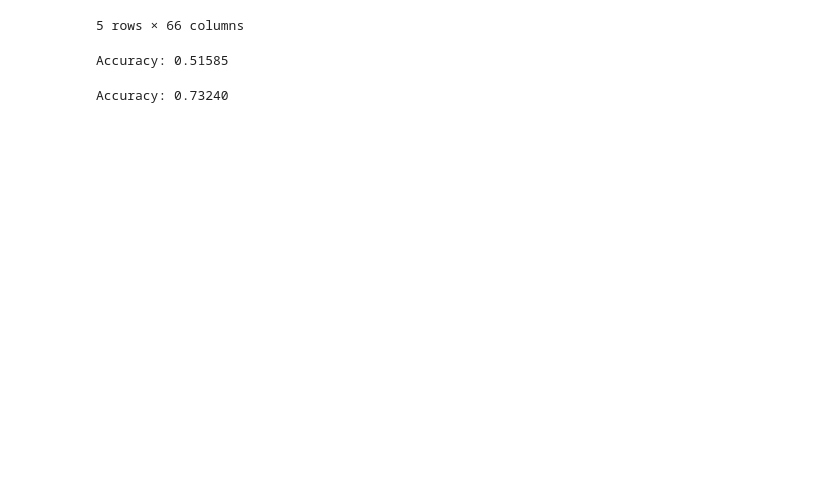
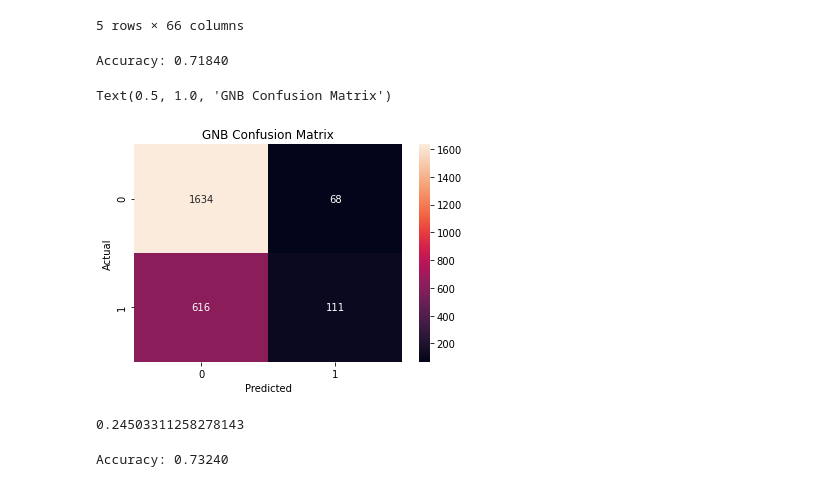
Before and after one commit to sid-jaiswal/CIS-Senior-Thesis, a Jupyter notebook: Compiled Data.ipynb, the cells around one changed output. Cells and saved outputs as stored; diff of their text form; code cells hidden in the pictures; blank space fills up the shorter version.

```diff
--- a/Compiled Data.ipynb
+++ b/Compiled Data.ipynb
@@ -309,19 +309,44 @@ X_test = scaler.transform(X_test)
 
 sm_X = pd.DataFrame(data=sm_X,columns=cols)
 X_test = pd.DataFrame(data=X_test,columns=cols)
-# %%
-from sklearn.naive_bayes import GaussianNB
-from sklearn import metrics
-
-gnb = GaussianNB()
-gnb.fit(sm_X,sm_y.values.ravel())
-y_pred_gnb = gnb.predict(X_test)
-print('Accuracy: {:.5f}'.format(metrics.accuracy_score(y_test, y_pred_gnb)))
-
-data_ps_gnb = X_test.assign(propensity_score=gnb.predict_proba(X_test)[:, 1])
-scores_gnb = data_ps_gnb['propensity_score'].to_list()
-# %% [output]
-Accuracy: 0.51585
+# %%
+from sklearn.naive_bayes import GaussianNB
+from sklearn.feature_selection import RFE
+from sklearn.linear_model import LogisticRegression
+from sklearn import metrics
+
+logreg = LogisticRegression(solver = 'lbfgs', max_iter=400)
+
+rfe = RFE(logreg, n_features_to_select=20)
+rfe = rfe.fit(sm_X, sm_y.values.ravel())
+relevant_ind = [ind for ind,x in enumerate(rfe.ranking_) if x == 1]
+significant = [x for ind,x in enumerate(sm_X.columns.to_list()) if ind in relevant_ind]
+gnb_X = X[significant]
+gnb_y = y['2020 GENERAL ELECTION']
+
+gnbX_train, gnbX_test, gnby_train, gnby_test = train_test_split(gnb_X, gnb_y, test_size=0.3, random_state=42)
+
+gnb = GaussianNB()
+gnb.fit(gnbX_train,gnby_train.values.ravel())
+y_pred_gnb = gnb.predict(gnbX_test)
+gnb_accuracy = metrics.accuracy_score(gnby_test, y_pred_gnb)
+print('Accuracy: {:.5f}'.format(gnb_accuracy))
+# %% [output]
+Accuracy: 0.71840
+# %%
+import matplotlib.pyplot as plt
+sns.heatmap(metrics.confusion_matrix(gnby_test, y_pred_gnb), annot=True, fmt='g')
+
+plt.xlabel('Predicted')
+plt.ylabel('Actual');
+plt.title('GNB Confusion Matrix')
+# %% [output]
+Text(0.5, 1.0, 'GNB Confusion Matrix')
+[figure, added]
+# %%
+print(metrics.f1_score(gnby_test, y_pred_gnb))
+# %% [output]
+0.24503311258278143
 # %%
 from sklearn.feature_selection import RFE
 from sklearn.linear_model import LogisticRegression
```
Also changed, not shown: parts of 17 cells of this notebook.
